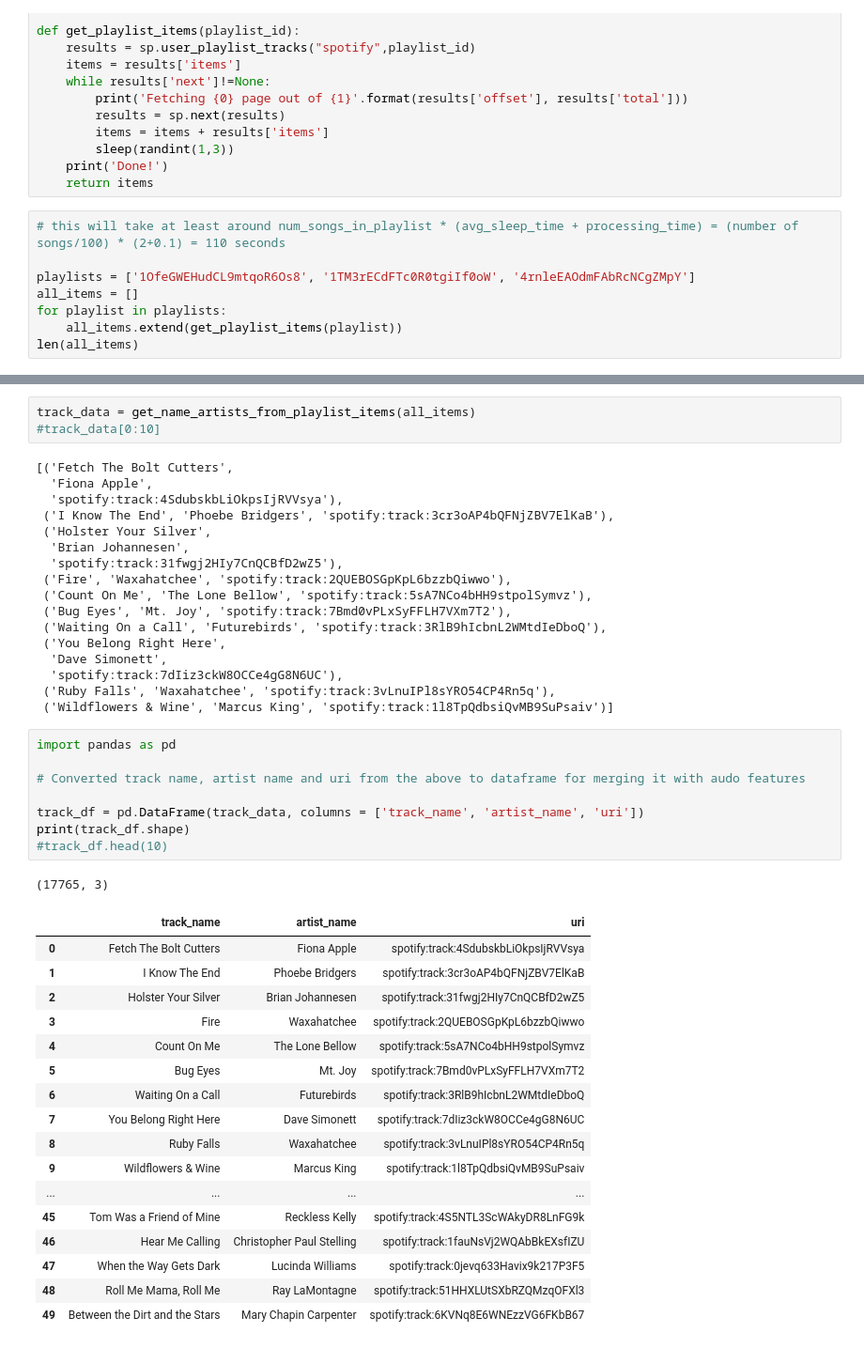
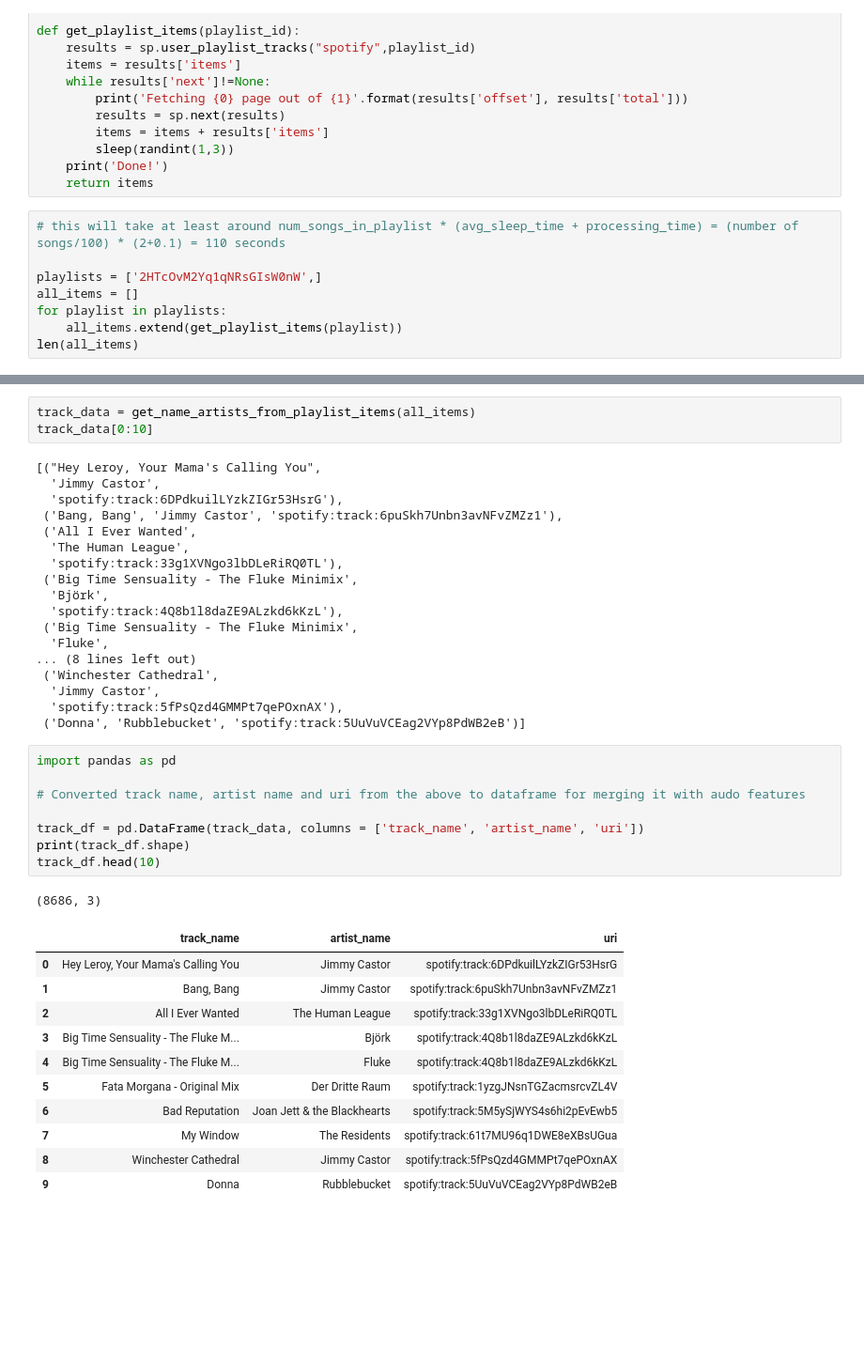
Before and after one commit to AyeeshaSiddikka/lab-web-scraping-single-page, a Jupyter notebook: spotify- api wrapper/spotify-api-demo.ipynb, the cells around one changed output, grey strips where cells are left out. Shown at 94% size. Cells and saved outputs as stored; diff of their text form; blank space fills up the shorter version.

```diff
--- a/spotify- api wrapper/spotify-api-demo.ipynb
+++ b/spotify- api wrapper/spotify-api-demo.ipynb
@@ -49,7 +49,7 @@ def get_playlist_items(playlist_id):
 # %%
 # this will take at least around num_songs_in_playlist * (avg_sleep_time + processing_time) = (number of songs/100) * (2+0.1) = 110 seconds
 
-playlists = ['1OfeGWEHudCL9mtqoR6Os8', '1TM3rECdFTc0R0tgiIf0oW', '4rnleEAOdmFAbRcNCgZMpY']
+playlists = ['2HTcOvM2Yq1qNRsGIsW0nW',]
 all_items = []
 for playlist in playlists:
     all_items.extend(get_playlist_items(playlist))
@@ -76,50 +76,45 @@ Done!
 # %%
 track_data = get_name_artists_from_playlist_items(all_items)
-#track_data[0:10]
+track_data[0:10]
 # %% [output]
-[('Fetch The Bolt Cutters',
-  'Fiona Apple',
-  'spotify:track:4SdubskbLiOkpsIjRVVsya'),
- ('I Know The End', 'Phoebe Bridgers', 'spotify:track:3cr3oAP4bQFNjZBV7ElKaB'),
- ('Holster Your Silver',
-  'Brian Johannesen',
-  'spotify:track:31fwgj2HIy7CnQCBfD2wZ5'),
- ('Fire', 'Waxahatchee', 'spotify:track:2QUEBOSGpKpL6bzzbQiwwo'),
- ('Count On Me', 'The Lone Bellow', 'spotify:track:5sA7NCo4bHH9stpolSymvz'),
- ('Bug Eyes', 'Mt. Joy', 'spotify:track:7Bmd0vPLxSyFFLH7VXm7T2'),
- ('Waiting On a Call', 'Futurebirds', 'spotify:track:3RlB9hIcbnL2WMtdIeDboQ'),
- ('You Belong Right Here',
-  'Dave Simonett',
-  'spotify:track:7dIiz3ckW8OCCe4gG8N6UC'),
- ('Ruby Falls', 'Waxahatchee', 'spotify:track:3vLnuIPl8sYRO54CP4Rn5q'),
- ('Wildflowers & Wine', 'Marcus King', 'spotify:track:1l8TpQdbsiQvMB9SuPsaiv')]
+[("Hey Leroy, Your Mama's Calling You",
+  'Jimmy Castor',
+  'spotify:track:6DPdkuilLYzkZIGr53HsrG'),
+ ('Bang, Bang', 'Jimmy Castor', 'spotify:track:6puSkh7Unbn3avNFvZMZz1'),
+ ('All I Ever Wanted',
+  'The Human League',
+  'spotify:track:33g1XVNgo3lbDLeRiRQ0TL'),
+ ('Big Time Sensuality - The Fluke Minimix',
+  'Björk',
+  'spotify:track:4Q8b1l8daZE9ALzkd6kKzL'),
+ ('Big Time Sensuality - The Fluke Minimix',
+  'Fluke',
+... (8 lines left out)
+ ('Winchester Cathedral',
+  'Jimmy Castor',
+  'spotify:track:5fPsQzd4GMMPt7qePOxnAX'),
+ ('Donna', 'Rubblebucket', 'spotify:track:5UuVuVCEag2VYp8PdWB2eB')]
 # %%
 import pandas as pd
 
 # Converted track name, artist name and uri from the above to dataframe for merging it with audo features
 
 track_df = pd.DataFrame(track_data, columns = ['track_name', 'artist_name', 'uri'])
 print(track_df.shape)
-#track_df.head(10)
+track_df.head(10)
 # %% [output]
-(17765, 3)
+(8686, 3)
 |  | track_name | artist_name | uri |
-| 0 | Fetch The Bolt Cutters | Fiona Apple | spotify:track:4SdubskbLiOkpsIjRVVsya |
-| 1 | I Know The End | Phoebe Bridgers | spotify:track:3cr3oAP4bQFNjZBV7ElKaB |
-| 2 | Holster Your Silver | Brian Johannesen | spotify:track:31fwgj2HIy7CnQCBfD2wZ5 |
-| 3 | Fire | Waxahatchee | spotify:track:2QUEBOSGpKpL6bzzbQiwwo |
-| 4 | Count On Me | The Lone Bellow | spotify:track:5sA7NCo4bHH9stpolSymvz |
-| 5 | Bug Eyes | Mt. Joy | spotify:track:7Bmd0vPLxSyFFLH7VXm7T2 |
-| 6 | Waiting On a Call | Futurebirds | spotify:track:3RlB9hIcbnL2WMtdIeDboQ |
-| 7 | You Belong Right Here | Dave Simonett | spotify:track:7dIiz3ckW8OCCe4gG8N6UC |
-| 8 | Ruby Falls | Waxahatchee | spotify:track:3vLnuIPl8sYRO54CP4Rn5q |
-| 9 | Wildflowers & Wine | Marcus King | spotify:track:1l8TpQdbsiQvMB9SuPsaiv |
-| ... | ... | ... | ... |
-| 45 | Tom Was a Friend of Mine | Reckless Kelly | spotify:track:4S5NTL3ScWAkyDR8LnFG9k |
-| 46 | Hear Me Calling | Christopher Paul Stelling | spotify:track:1fauNsVj2WQAbBkEXsfIZU |
-| 47 | When the Way Gets Dark | Lucinda Williams | spotify:track:0jevq633Havix9k217P3F5 |
-| 48 | Roll Me Mama, Roll Me | Ray LaMontagne | spotify:track:51HHXLUtSXbRZQMzqOFXl3 |
-| 49 | Between the Dirt and the Stars | Mary Chapin Carpenter | spotify:track:6KVNq8E6WNEzzVG6FKbB67 |
+| 0 | Hey Leroy, Your Mama's Calling You | Jimmy Castor | spotify:track:6DPdkuilLYzkZIGr53HsrG |
+| 1 | Bang, Bang | Jimmy Castor | spotify:track:6puSkh7Unbn3avNFvZMZz1 |
+| 2 | All I Ever Wanted | The Human League | spotify:track:33g1XVNgo3lbDLeRiRQ0TL |
+| 3 | Big Time Sensuality - The Fluke M... | Björk | spotify:track:4Q8b1l8daZE9ALzkd6kKzL |
+| 4 | Big Time Sensuality - The Fluke M... | Fluke | spotify:track:4Q8b1l8daZE9ALzkd6kKzL |
+| 5 | Fata Morgana - Original Mix | Der Dritte Raum | spotify:track:1yzgJNsnTGZacmsrcvZL4V |
+| 6 | Bad Reputation | Joan Jett & the Blackhearts | spotify:track:5M5ySjWYS4s6hi2pEvEwb5 |
+| 7 | My Window | The Residents | spotify:track:61t7MU96q1DWE8eXBsUGua |
+| 8 | Winchester Cathedral | Jimmy Castor | spotify:track:5fPsQzd4GMMPt7qePOxnAX |
+| 9 | Donna | Rubblebucket | spotify:track:5UuVuVCEag2VYp8PdWB2eB |
 # %%
 all_items[0]['track']['uri']
 # %% [output]
```
Also changed, not shown: parts of 42 cells of this notebook, 14 other files.
